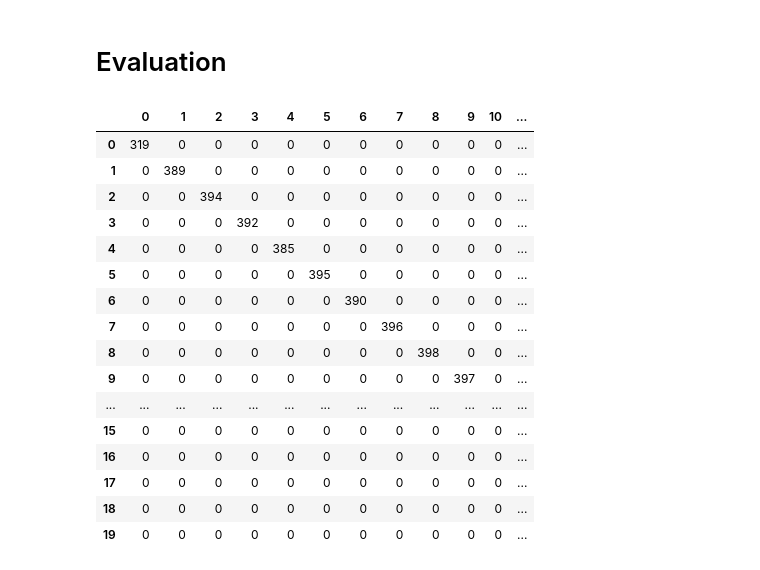
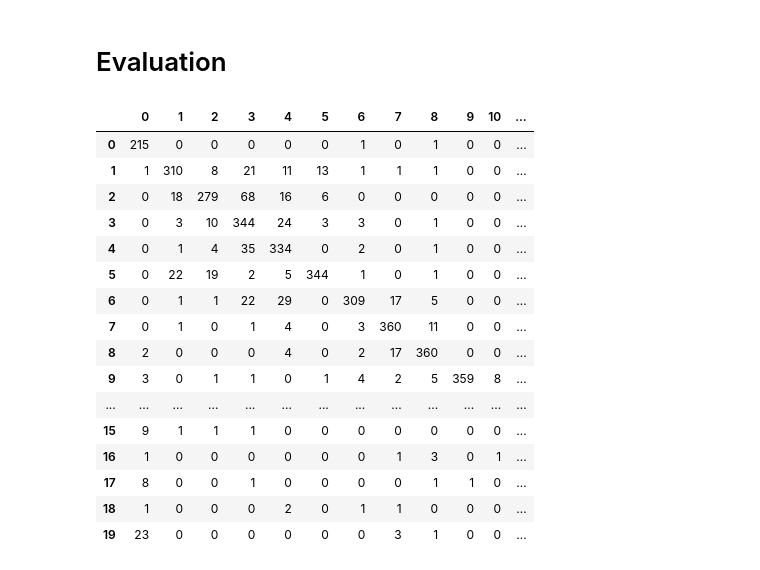
Before and after one commit to Ritvik19/Implemented-Data-Science, a Jupyter notebook: HF-Text-Classification-Finetuning.ipynb, the cells around one changed output. Drawn from its saved outputs; the diff is of its cells as text; code cells hidden in the pictures.

Commit message:
Kaggle Notebook | HF-Text-Classification-FineTuning

```diff
--- a/HF-Text-Classification-Finetuning.ipynb
+++ b/HF-Text-Classification-Finetuning.ipynb
@@ -15,8 +15,7 @@ x_valid, y_valid = fetch_20newsgroups(subset='test', return_X_y=True)
 # %% [markdown]
 # Initialise Model
 # %%
-checkpoint = "bert-base-uncased"
+checkpoint = "distilroberta-base"
 tokenizer = AutoTokenizer.from_pretrained(checkpoint)
-model = AutoModelForSequenceClassification.from_pretrained(checkpoint, num_labels=20)
-training_args = TrainingArguments("news_classifier", num_train_epochs=2)
+model = TFAutoModelForSequenceClassification.from_pretrained(checkpoint, num_labels=20)
 # %% [output]
@@ -30,7 +40,7 @@ You should probably TRAIN this model on a down-stream task to be able to use it
 # %%
 def tokenize(texts):
     return tokenizer(
-        texts, padding='max_length', truncation=True, max_length=512, return_tensors='pt'
+        texts, padding='max_length', truncation=True, max_length=512, return_tensors='np'
     )
 # %%
 x_train_tokenized = tokenize(x_train)
@@ -56,2 +50,5 @@ valid_dataset = TextClassificationDataset(x_valid_tokenized, y_valid)
+# %%
+train_data = tf.data.Dataset.from_tensor_slices((dict(x_train_tokenized), y_train)).batch(8)
+valid_data = tf.data.Dataset.from_tensor_slices((dict(x_valid_tokenized), y_valid)).batch(8)
 # %% [markdown]
 # Train
@@ -133,0 +77,5 @@ If your task is similar to the task the model of the checkpoint was trained on,
+# %%
+model = TFAutoModelForSequenceClassification.from_pretrained('news-classifier')
+logits = model.predict(valid_data, verbose=1).logits
+preds_proba = tf.nn.softmax(logits).numpy()
+preds = preds_proba.argmax(axis=1)
@@ -134,28 +88,28 @@ If your task is similar to the task the model of the checkpoint was trained on,
 # %% [markdown]
 # Evaluation
 # %%
-clf_report = pd.DataFrame(confusion_matrix(y_valid, predictions.label_ids))
-precision, recall, fscore, support = precision_recall_fscore_support(y_valid, predictions.label_ids)
+clf_report = pd.DataFrame(confusion_matrix(y_valid, preds))
+precision, recall, fscore, support = precision_recall_fscore_support(y_valid, preds)
 clf_report['precision'] = precision
 clf_report['recall'] = recall
 clf_report['fscore'] = fscore
 clf_report['support'] = support
 clf_report
 # %% [output]
 |  | 0 | 1 | 2 | 3 | 4 | 5 | 6 | 7 | 8 | 9 | 10 | ... |
-| 0 | 319 | 0 | 0 | 0 | 0 | 0 | 0 | 0 | 0 | 0 | 0 | ... |
-| 1 | 0 | 389 | 0 | 0 | 0 | 0 | 0 | 0 | 0 | 0 | 0 | ... |
-| 2 | 0 | 0 | 394 | 0 | 0 | 0 | 0 | 0 | 0 | 0 | 0 | ... |
-| 3 | 0 | 0 | 0 | 392 | 0 | 0 | 0 | 0 | 0 | 0 | 0 | ... |
-| 4 | 0 | 0 | 0 | 0 | 385 | 0 | 0 | 0 | 0 | 0 | 0 | ... |
-| 5 | 0 | 0 | 0 | 0 | 0 | 395 | 0 | 0 | 0 | 0 | 0 | ... |
-| 6 | 0 | 0 | 0 | 0 | 0 | 0 | 390 | 0 | 0 | 0 | 0 | ... |
-| 7 | 0 | 0 | 0 | 0 | 0 | 0 | 0 | 396 | 0 | 0 | 0 | ... |
-| 8 | 0 | 0 | 0 | 0 | 0 | 0 | 0 | 0 | 398 | 0 | 0 | ... |
-| 9 | 0 | 0 | 0 | 0 | 0 | 0 | 0 | 0 | 0 | 397 | 0 | ... |
+| 0 | 215 | 0 | 0 | 0 | 0 | 0 | 1 | 0 | 1 | 0 | 0 | ... |
+| 1 | 1 | 310 | 8 | 21 | 11 | 13 | 1 | 1 | 1 | 0 | 0 | ... |
+| 2 | 0 | 18 | 279 | 68 | 16 | 6 | 0 | 0 | 0 | 0 | 0 | ... |
+| 3 | 0 | 3 | 10 | 344 | 24 | 3 | 3 | 0 | 1 | 0 | 0 | ... |
+| 4 | 0 | 1 | 4 | 35 | 334 | 0 | 2 | 0 | 1 | 0 | 0 | ... |
+| 5 | 0 | 22 | 19 | 2 | 5 | 344 | 1 | 0 | 1 | 0 | 0 | ... |
+| 6 | 0 | 1 | 1 | 22 | 29 | 0 | 309 | 17 | 5 | 0 | 0 | ... |
+| 7 | 0 | 1 | 0 | 1 | 4 | 0 | 3 | 360 | 11 | 0 | 0 | ... |
+| 8 | 2 | 0 | 0 | 0 | 4 | 0 | 2 | 17 | 360 | 0 | 0 | ... |
+| 9 | 3 | 0 | 1 | 1 | 0 | 1 | 4 | 2 | 5 | 359 | 8 | ... |
 | ... | ... | ... | ... | ... | ... | ... | ... | ... | ... | ... | ... | ... |
-| 15 | 0 | 0 | 0 | 0 | 0 | 0 | 0 | 0 | 0 | 0 | 0 | ... |
-| 16 | 0 | 0 | 0 | 0 | 0 | 0 | 0 | 0 | 0 | 0 | 0 | ... |
-| 17 | 0 | 0 | 0 | 0 | 0 | 0 | 0 | 0 | 0 | 0 | 0 | ... |
-| 18 | 0 | 0 | 0 | 0 | 0 | 0 | 0 | 0 | 0 | 0 | 0 | ... |
-| 19 | 0 | 0 | 0 | 0 | 0 | 0 | 0 | 0 | 0 | 0 | 0 | ... |
+| 15 | 9 | 1 | 1 | 1 | 0 | 0 | 0 | 0 | 0 | 0 | 0 | ... |
+| 16 | 1 | 0 | 0 | 0 | 0 | 0 | 0 | 1 | 3 | 0 | 1 | ... |
+| 17 | 8 | 0 | 0 | 1 | 0 | 0 | 0 | 0 | 1 | 1 | 0 | ... |
+| 18 | 1 | 0 | 0 | 0 | 2 | 0 | 1 | 1 | 0 | 0 | 0 | ... |
+| 19 | 23 | 0 | 0 | 0 | 0 | 0 | 0 | 3 | 1 | 0 | 0 | ... |
```
Also changed, not shown: parts of 7 cells of this notebook.
